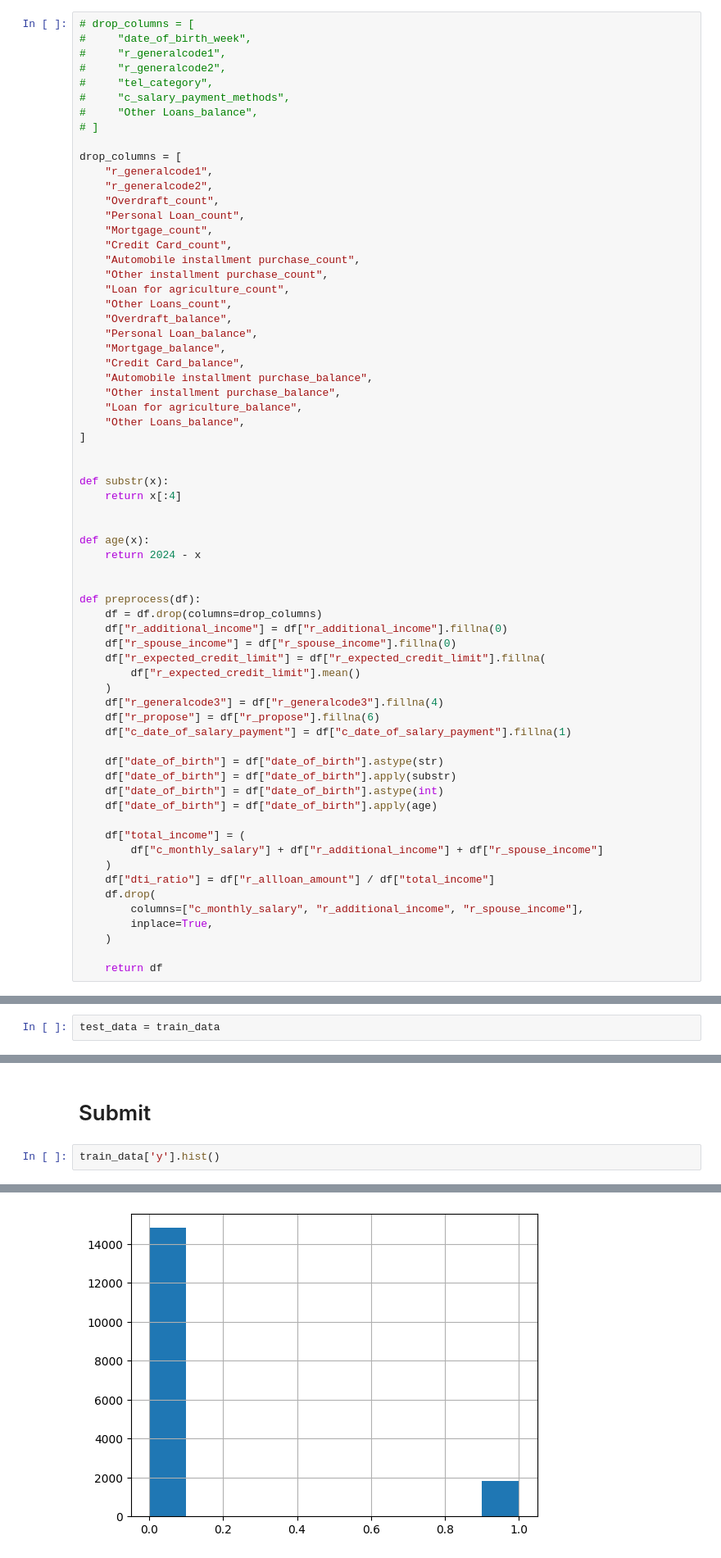
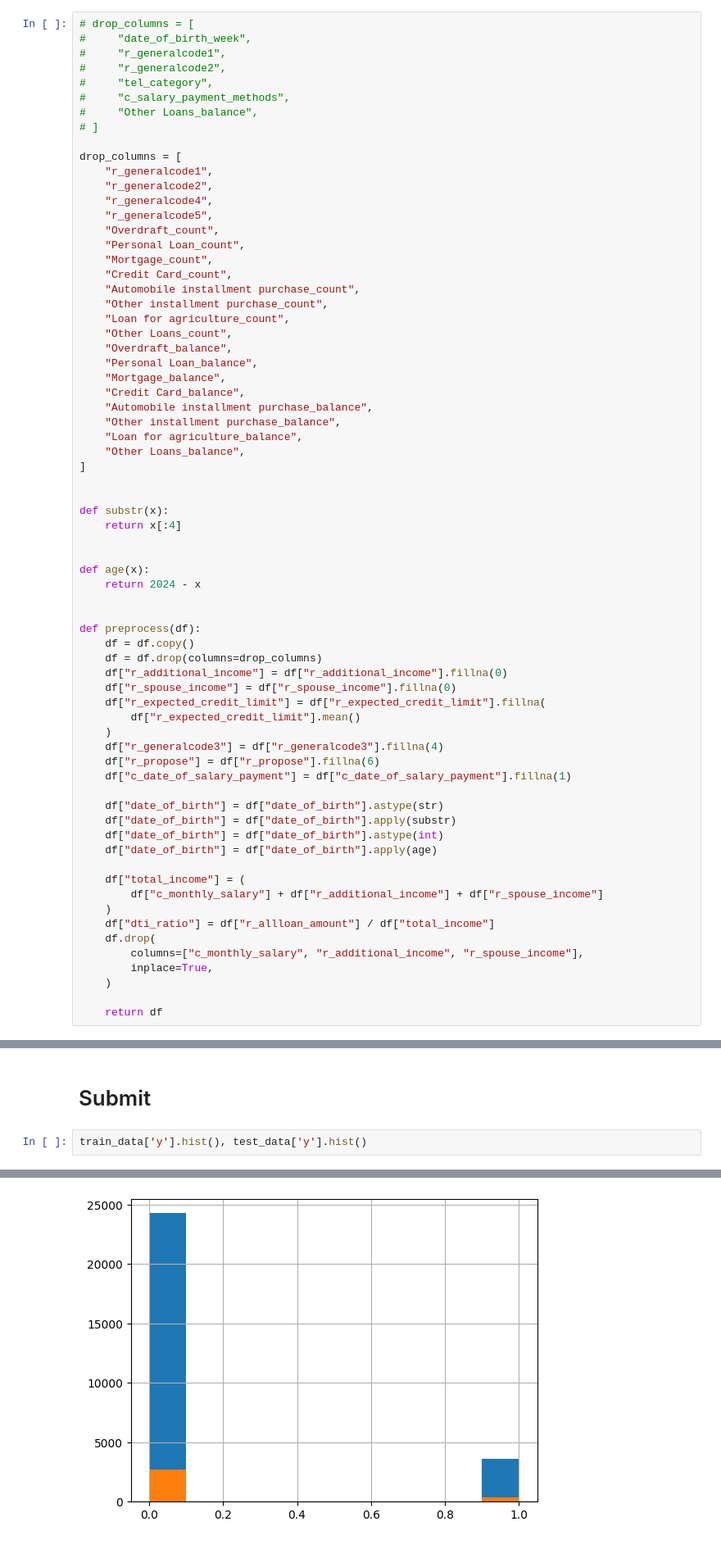
Before and after one commit to MoosaTae/aihack_2024, a Jupyter notebook: code/pipeline_2.ipynb, the cells around one changed output, grey strips where cells are left out. Shown at 82% size. Saved outputs shown, nothing was run; the diff lists cells and outputs as text.

Commit message:
update train

```diff
--- a/code/pipeline_2.ipynb
+++ b/code/pipeline_2.ipynb
@@ -144,6 +140,8 @@ Other Loans_balance            39.80% null values
 drop_columns = [
     "r_generalcode1",
     "r_generalcode2",
+    "r_generalcode4",
+    "r_generalcode5",
     "Overdraft_count",
     "Personal Loan_count",
     "Mortgage_count",
@@ -172,6 +170,7 @@ def age(x):
 
 
 def preprocess(df):
+    df = df.copy()
     df = df.drop(columns=drop_columns)
     df["r_additional_income"] = df["r_additional_income"].fillna(0)
     df["r_spouse_income"] = df["r_spouse_income"].fillna(0)
@@ -444,5 +446,3 @@ predictor.model_names()
 model_name = "CatBoost_BAG_L2_FULL" # predictor.model_names()[0]
 # %% [markdown]
 ## For regression
-# %%
-test_data = train_data
@@ -585,5 +572,5 @@ Computing feature importance via permutation shuffling for 54 features using 500
 # %% [markdown]
 # Submit
 # %%
-train_data['y'].hist()
+train_data['y'].hist(), test_data['y'].hist()
 # %% [output]
@@ -591,4 +578,4 @@ train_data['y'].hist()
-[figure, old version]
+[figure, new version]
 # %%
 # pred = predictor.predict_proba(test) #, model=model_nam)
 # pred = pred[1]
```
Also changed, not shown: parts of 22 cells of this notebook.
